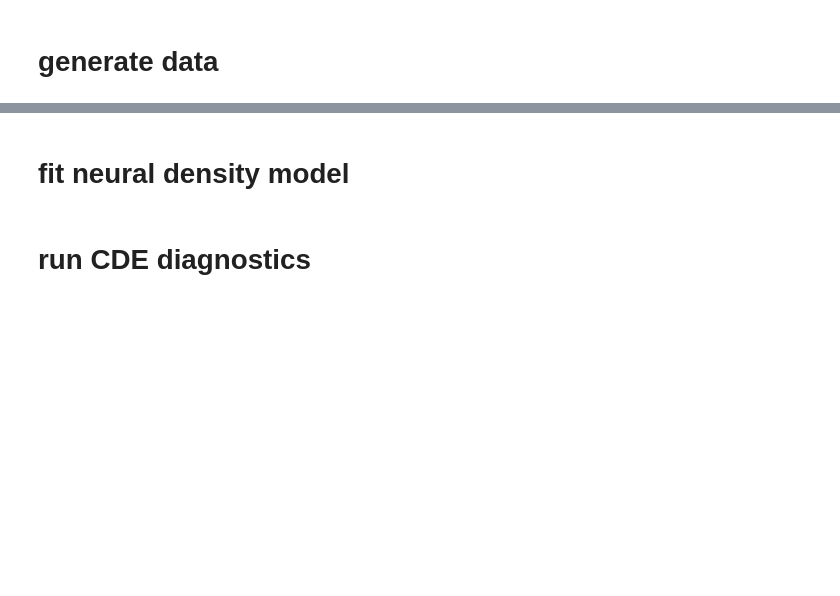
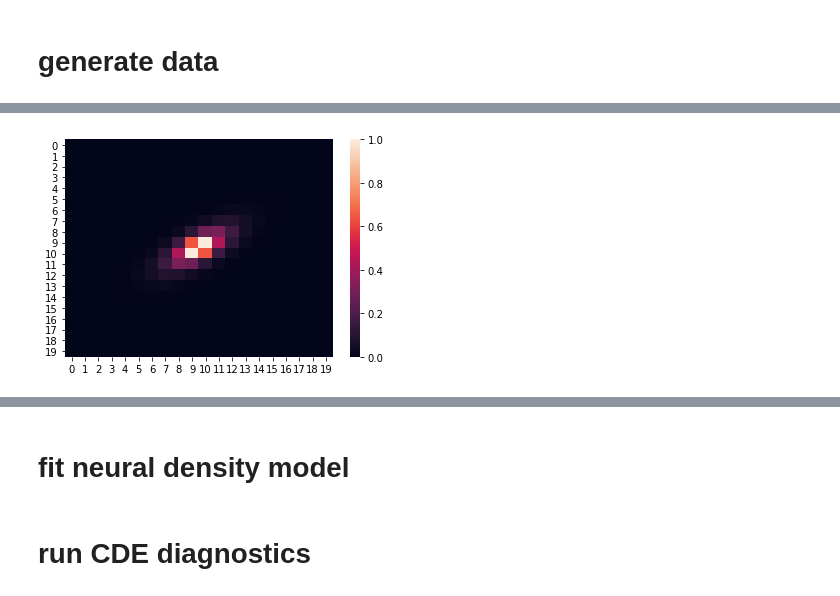
Before and after one commit to zhao-david/CDE-conformal, a Jupyter notebook: image_example/image_toy_ex_v1.ipynb, the cells around one changed output, grey strips where cells are left out. Saved outputs shown, nothing was run; the diff lists cells and outputs as text; code cells hidden in the pictures; blank space fills up the shorter version.

```diff
--- a/image_example/image_toy_ex_v1.ipynb
+++ b/image_example/image_toy_ex_v1.ipynb
@@ -27,3 +30,6 @@ sns.heatmap(group1[''])
 # %%
-sns.heatmap(group2[''])
+sns.heatmap(group2['galaxies_generated'][0])
+plt.show()
+# %% [output]
+[figure, added]
 # %%
```
Also changed, not shown: parts of 23 cells of this notebook.
